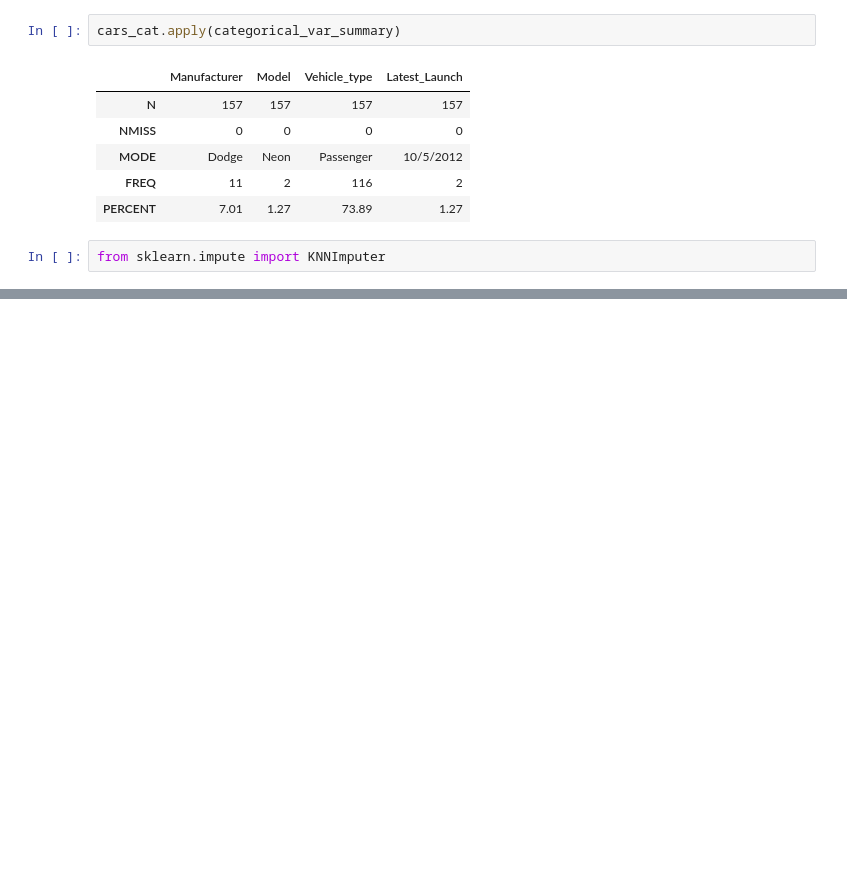
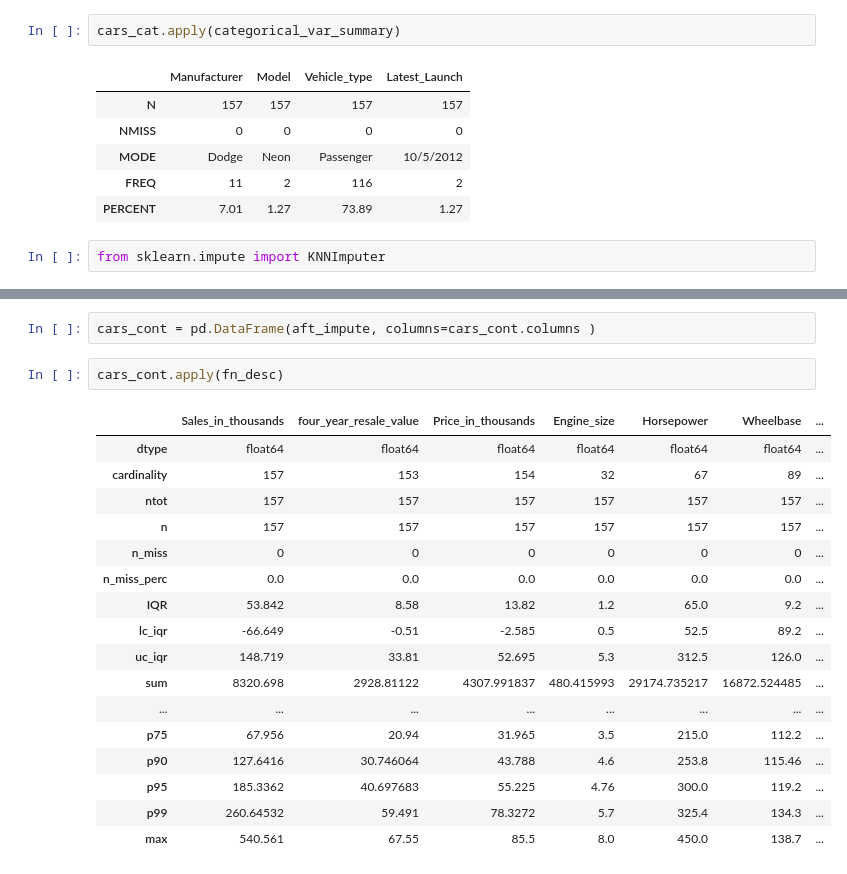
Before and after one commit to kroopeshrajput/Linear_regression_OLS_Car_sales, a Jupyter notebook: OLS Car sales.ipynb, the cells around one changed output, grey strips where cells are left out. Drawn from its saved outputs; the diff is of its cells as text; blank space fills up the shorter version.

```diff
--- a/OLS Car sales.ipynb
+++ b/OLS Car sales.ipynb
@@ -142,0 +199,22 @@ from sklearn.impute import KNNImputer
+# %%
+cars_cont = pd.DataFrame(aft_impute, columns=cars_cont.columns )
+# %%
+cars_cont.apply(fn_desc)
+# %% [output]
+|  | Sales_in_thousands | four_year_resale_value | Price_in_thousands | Engine_size | Horsepower | Wheelbase | ... |
+| dtype | float64 | float64 | float64 | float64 | float64 | float64 | ... |
+| cardinality | 157 | 153 | 154 | 32 | 67 | 89 | ... |
+| ntot | 157 | 157 | 157 | 157 | 157 | 157 | ... |
+| n | 157 | 157 | 157 | 157 | 157 | 157 | ... |
+| n_miss | 0 | 0 | 0 | 0 | 0 | 0 | ... |
+| n_miss_perc | 0.0 | 0.0 | 0.0 | 0.0 | 0.0 | 0.0 | ... |
+| IQR | 53.842 | 8.58 | 13.82 | 1.2 | 65.0 | 9.2 | ... |
+| lc_iqr | -66.649 | -0.51 | -2.585 | 0.5 | 52.5 | 89.2 | ... |
+| uc_iqr | 148.719 | 33.81 | 52.695 | 5.3 | 312.5 | 126.0 | ... |
+| sum | 8320.698 | 2928.81122 | 4307.991837 | 480.415993 | 29174.735217 | 16872.524485 | ... |
+| ... | ... | ... | ... | ... | ... | ... | ... |
+| p75 | 67.956 | 20.94 | 31.965 | 3.5 | 215.0 | 112.2 | ... |
+| p90 | 127.6416 | 30.746064 | 43.788 | 4.6 | 253.8 | 115.46 | ... |
+| p95 | 185.3362 | 40.697683 | 55.225 | 4.76 | 300.0 | 119.2 | ... |
+| p99 | 260.64532 | 59.491 | 78.3272 | 5.7 | 325.4 | 134.3 | ... |
+| max | 540.561 | 67.55 | 85.5 | 8.0 | 450.0 | 138.7 | ... |
```
Also changed, not shown: parts of 5 cells of this notebook.
